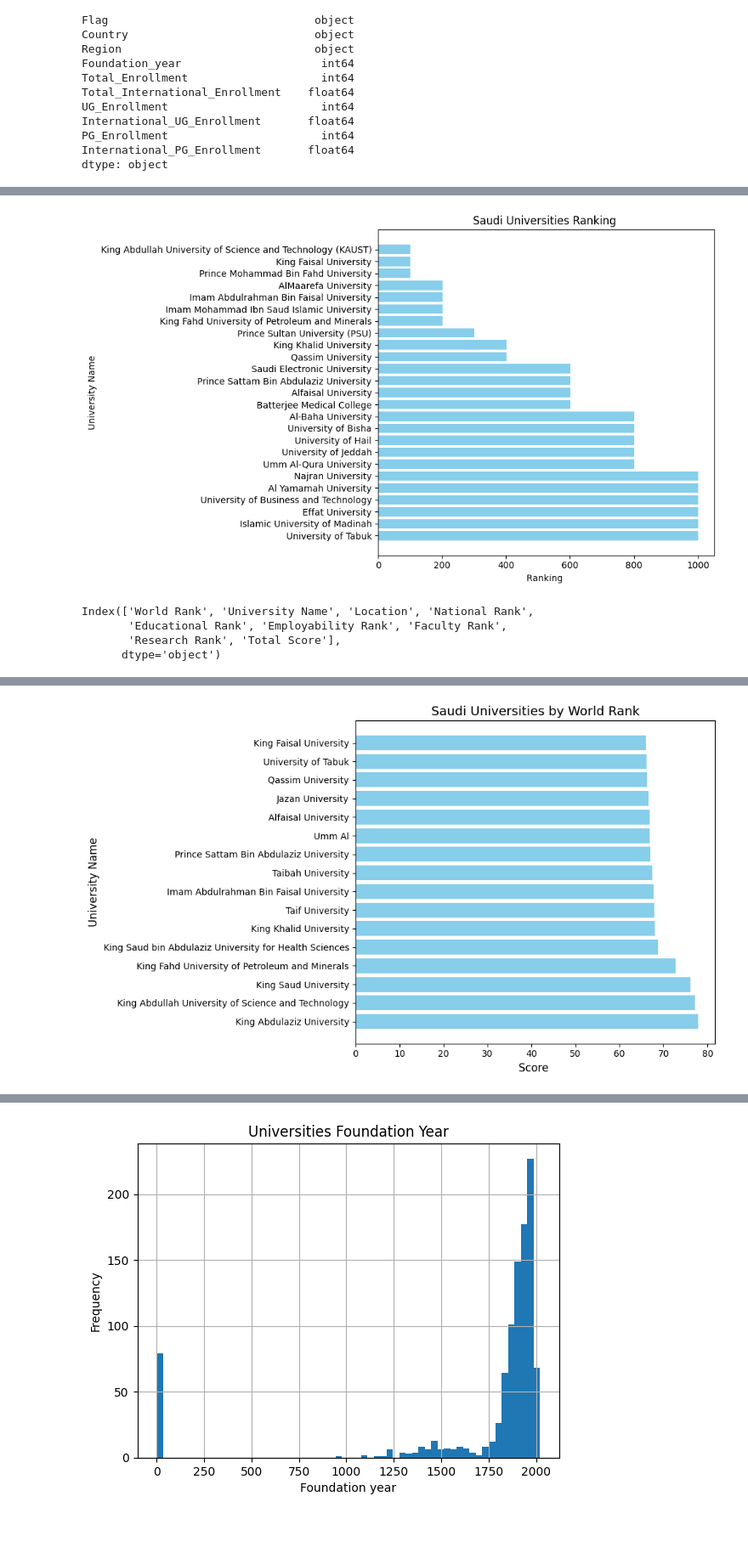
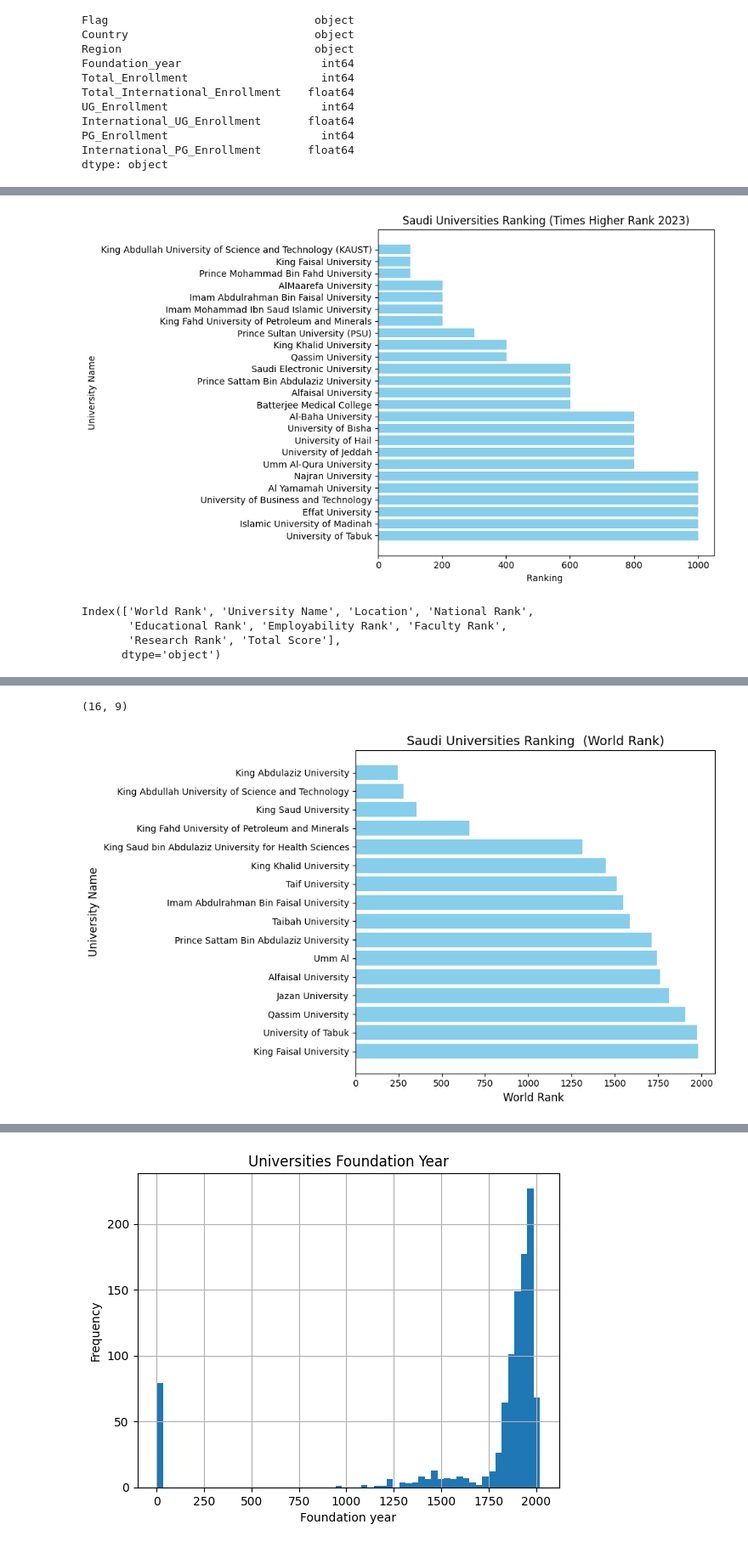
Before and after one commit to Emtnan06/World-University-Rankings, a Jupyter notebook: Usecase3.ipynb, the cells around one changed output, grey strips where cells are left out. Shown at 85% size. Drawn from its saved outputs; the diff is of its cells as text; code cells hidden in the pictures.

```diff
--- a/Usecase3.ipynb
+++ b/Usecase3.ipynb
@@ -1268,6 +1286,7 @@ World_Rank.describe(include='object')
 | freq | 1 | 10 | 332 | 1562 | 967 | 1727 | ... |
 # %%
 columns_to_update = [
+    "World Rank" ,
     'Educational Rank', 'Employability Rank',
     'Faculty Rank', 'Research Rank'
 ]
@@ -1301,7 +1333,7 @@ World_Rank = World_Rank.rename(columns={'Score': 'Total Score'})
 def extract_rank(rank_value):
 
     match = re.search(r'^\d+', str(rank_value))  # Find the leading number
-    return str(match.group()) if match else None  # Convert to string if found
+    return int(match.group()) if match else None  # Convert to string if found
 
 # Apply the function to the 'Rank' column
 World_Rank['World Rank'] = World_Rank['World Rank'].apply(extract_rank)
@@ -1737,7 +1776,7 @@ plt.barh(
     color='skyblue'
 )
 plt.gca().invert_yaxis()
-plt.title("Saudi Universities Ranking ")
+plt.title("Saudi Universities Ranking (Times Higher Rank 2023)")
 plt.xlabel("Ranking ")
 plt.ylabel("University Name")
 plt.tight_layout()
@@ -1745,7 +1784,7 @@ plt.tight_layout()
 
 plt.show()
 # %% [output]
-[figure, old version]
+[figure, new version]
 # %%
 World_Rank.columns
 # %% [output]
@@ -1773,29 +1812,33 @@ Index(['World Rank', 'University Name', 'Location', 'National Rank',
 | 1906 | 1907 | Qassim University | Saudi Arabia | 14 | 0 | 0 | ... |
 | 1973 | 1974 | University of Tabuk | Saudi Arabia | 15 | 0 | 0 | ... |
 | 1978 | 1979 | King Faisal University | Saudi Arabia | 16 | 0 | 0 | ... |
+# %%
+ World_Rank[World_Rank['Location'] == 'Saudi Arabia'].shape
+# %% [output]
+(16, 9)
 # %%
 saudi_universities = World_Rank[World_Rank['Location'] == 'Saudi Arabia'].copy()
 
 
-saudi_universities['Total Score'] = pd.to_numeric(saudi_universities['Total Score'], errors='coerce')
+saudi_universities['World Rank'] = pd.to_numeric(saudi_universities['World Rank'], errors='coerce')
 
 
-saudi_universities = saudi_universities.sort_values(by="Total Score")
+saudi_universities = saudi_universities.sort_values(by="World Rank")
 
 
 plt.figure(figsize=(10, 6))
 plt.barh(
     saudi_universities["University Name"],
-    saudi_universities["Total Score"],
+    saudi_universities["World Rank"],
     color='skyblue'
 )
 plt.gca().invert_yaxis()
-plt.title("Saudi Universities by World Rank", fontsize=14)
-plt.xlabel("Score ", fontsize=12)
+plt.title("Saudi Universities Ranking  (World Rank)", fontsize=14)
+plt.xlabel("World Rank ", fontsize=12)
 plt.ylabel("University Name", fontsize=12)
 plt.tight_layout()
 
 
 plt.show()
 # %% [output]
-[figure, old version]
+[figure, new version]
```
Also changed, not shown: parts of 74 cells of this notebook, 16 other files.
